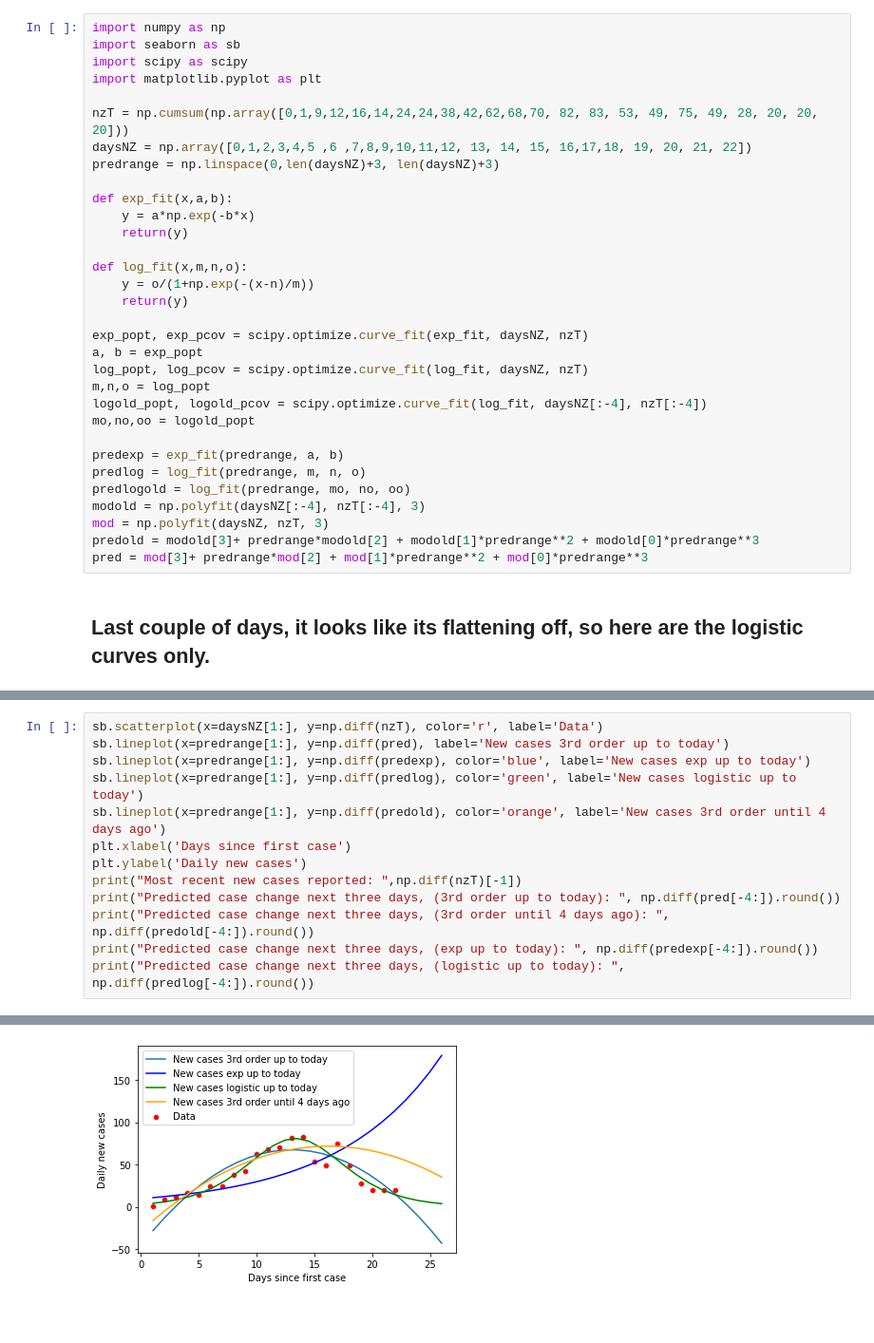
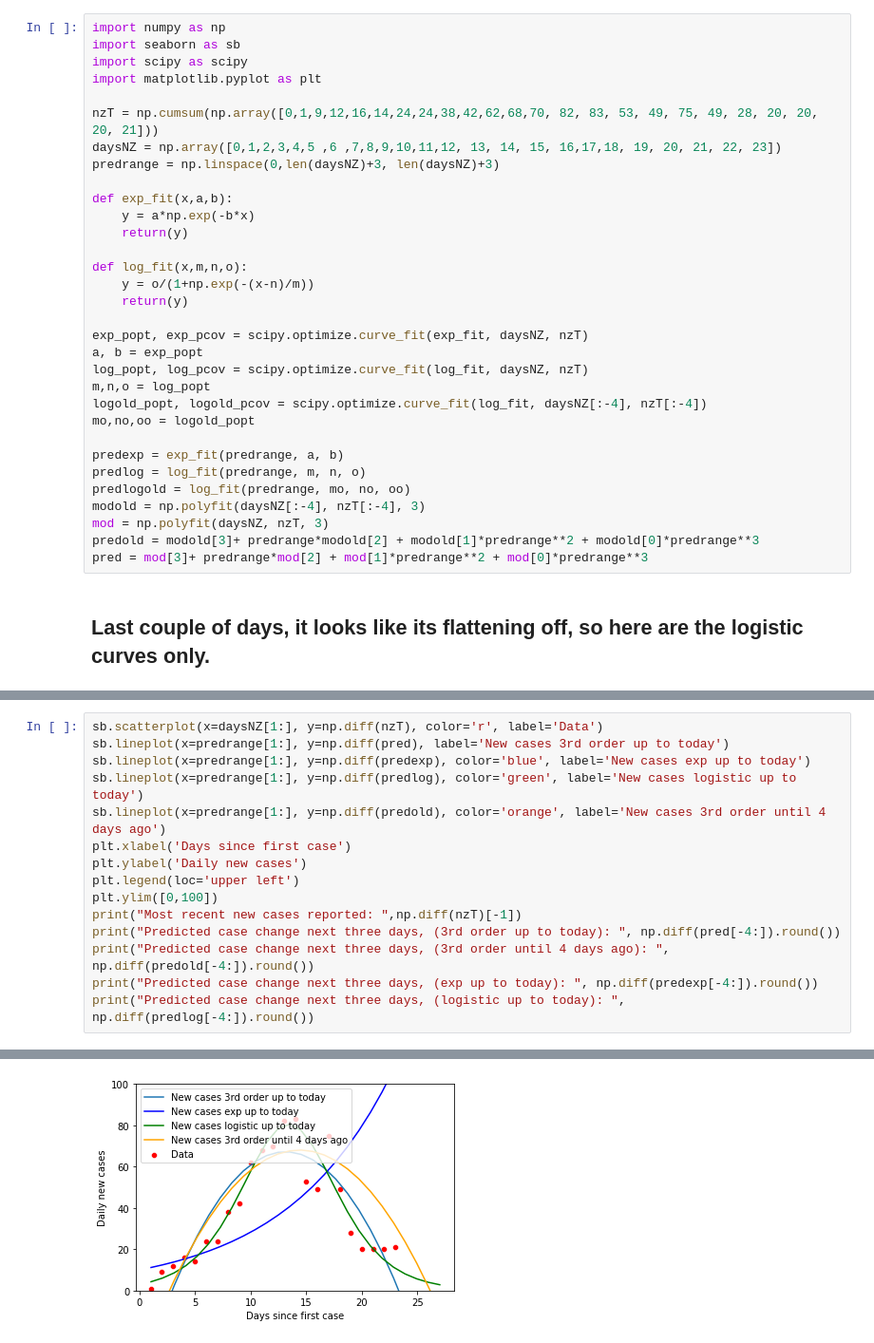
Before and after one commit to westernsci/NZ-covid-outbreak-curve-fitting, a Jupyter notebook: covidCurveFitting.ipynb, the cells around one changed output, grey strips where cells are left out. Shown: that part at 95% size. Drawn from its saved outputs; the diff is of its cells as text; blank space fills up the shorter version.

```diff
--- a/covidCurveFitting.ipynb
+++ b/covidCurveFitting.ipynb
@@ -11,8 +11,8 @@ import seaborn as sb
 import scipy as scipy
 import matplotlib.pyplot as plt
 
-nzT = np.cumsum(np.array([0,1,9,12,16,14,24,24,38,42,62,68,70, 82, 83, 53, 49, 75, 49, 28, 20, 20, 20]))
-daysNZ = np.array([0,1,2,3,4,5 ,6 ,7,8,9,10,11,12, 13, 14, 15, 16,17,18, 19, 20, 21, 22])
+nzT = np.cumsum(np.array([0,1,9,12,16,14,24,24,38,42,62,68,70, 82, 83, 53, 49, 75, 49, 28, 20, 20, 20, 21]))
+daysNZ = np.array([0,1,2,3,4,5 ,6 ,7,8,9,10,11,12, 13, 14, 15, 16,17,18, 19, 20, 21, 22, 23])
 predrange = np.linspace(0,len(daysNZ)+3, len(daysNZ)+3)
 
 def exp_fit(x,a,b):
@@ -90,6 +91,8 @@ sb.lineplot(x=predrange[1:], y=np.diff(predlog), color='green', label='New cases
 sb.lineplot(x=predrange[1:], y=np.diff(predold), color='orange', label='New cases 3rd order until 4 days ago')
 plt.xlabel('Days since first case')
 plt.ylabel('Daily new cases')
+plt.legend(loc='upper left')
+plt.ylim([0,100])
 print("Most recent new cases reported: ",np.diff(nzT)[-1])
 print("Predicted case change next three days, (3rd order up to today): ", np.diff(pred[-4:]).round())
 print("Predicted case change next three days, (3rd order until 4 days ago): ", np.diff(predold[-4:]).round())
@@ -104 +107 @@ Predicted case change next three days, (logistic up to today):  [8. 5. 4.]
-[figure, old version]
+[figure, new version]
```
Also changed, not shown: parts of 4 cells of this notebook.
